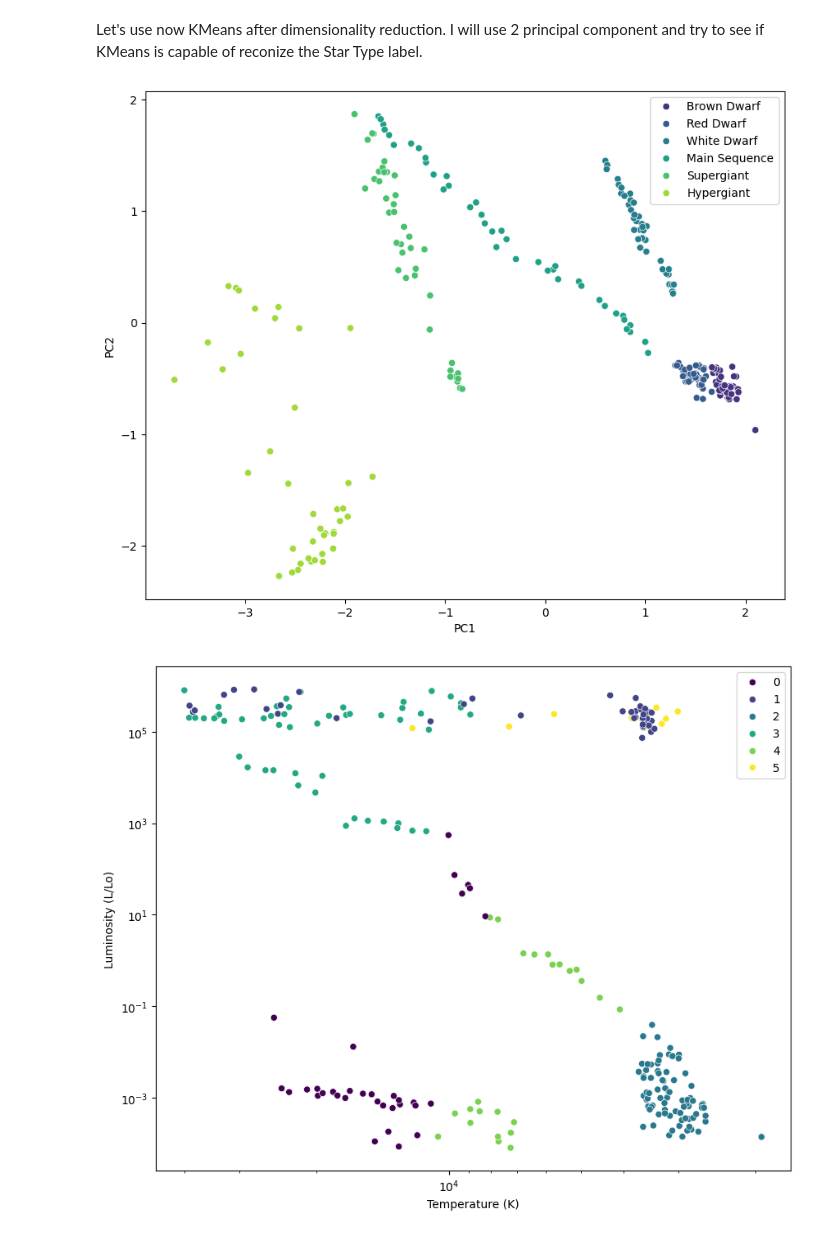
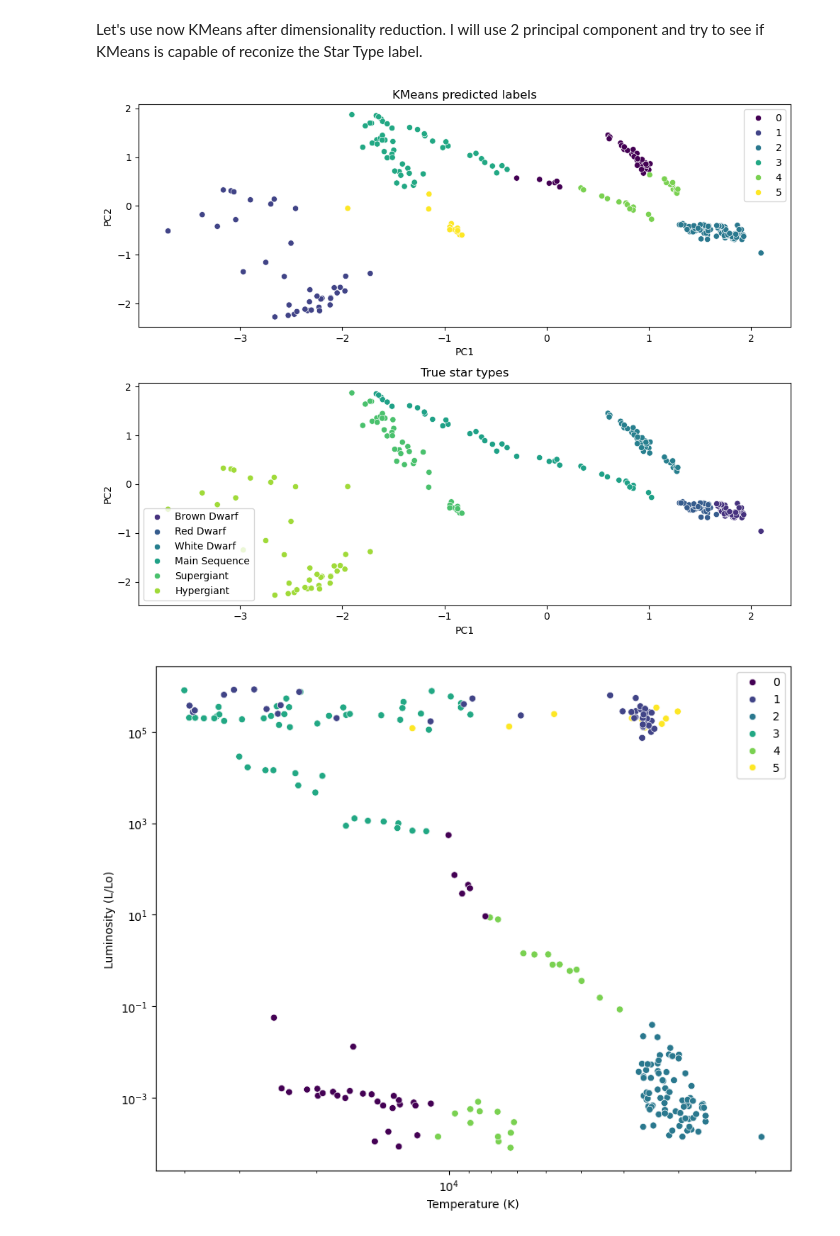
Before and after one commit to nraffaeli/astrostatistics_bicocca_2025, a Jupyter notebook: working/ex15.ipynb, the cells around one changed output. Saved outputs shown, nothing was run; the diff lists cells and outputs as text; code cells hidden in the pictures.

```diff
--- a/working/ex15.ipynb
+++ b/working/ex15.ipynb
@@ -177,17 +179,37 @@ data_scaled_pca_cl = data_scaled_pca[:, :n_components]
 # %%
 from sklearn.cluster import KMeans
 
-kmeans = KMeans(n_clusters=6, random_state=42)
+kmeans = KMeans(n_clusters=6, random_state=42, n_init="auto")
 kmeans.fit(data_scaled_pca_cl)
 kmeans_labels = kmeans.labels_
 # %%
 plt.figure(figsize=(10, 8))
-sns.scatterplot(x=data_scaled_pca_cl[:, 0], y=data_scaled_pca_cl[:, 1], hue=labels, palette='viridis')
+plt.subplot(2, 1, 1)
+sns.scatterplot(
+    x=data_scaled_pca_cl[:, 0],
+    y=data_scaled_pca_cl[:, 1],
+    hue=kmeans_labels,
+    palette='viridis',
+)
 plt.xlabel('PC1')
 plt.ylabel('PC2')
+plt.title('KMeans predicted labels')
+
+plt.subplot(2, 1, 2)
+sns.scatterplot(
+    x=data_scaled_pca[:, 0],
+    y=data_scaled_pca[:, 1],
+    hue=le.inverse_transform(df_stars['Star type'].values),
+    palette='viridis',
+)
+plt.xlabel('PC1')
+plt.ylabel('PC2')
+plt.title('True star types')
+
+plt.tight_layout()
 plt.show()
 # %% [output]
-[figure, old version]
+[figure, new version]
 # %%
 plt.figure(figsize=(10, 8))
 sns.scatterplot(
```
Also changed, not shown: parts of 2 cells of this notebook, 4 other files.
